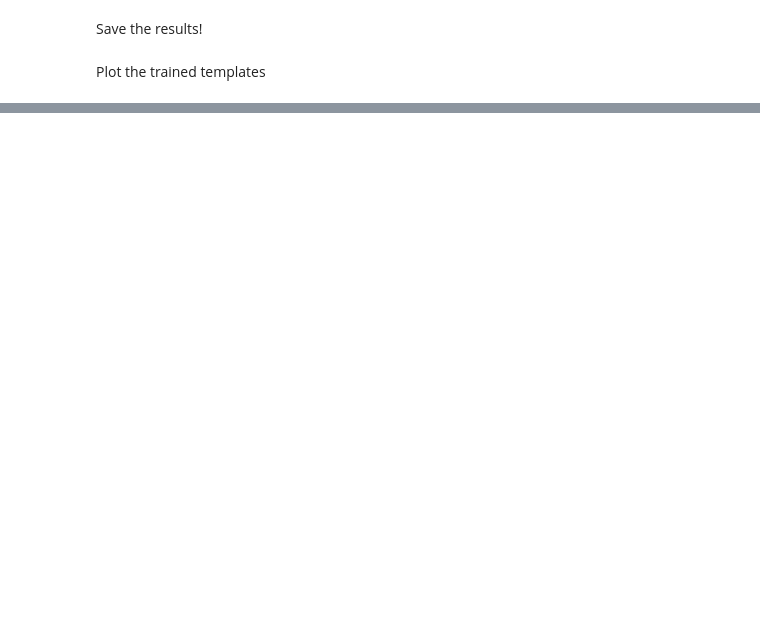
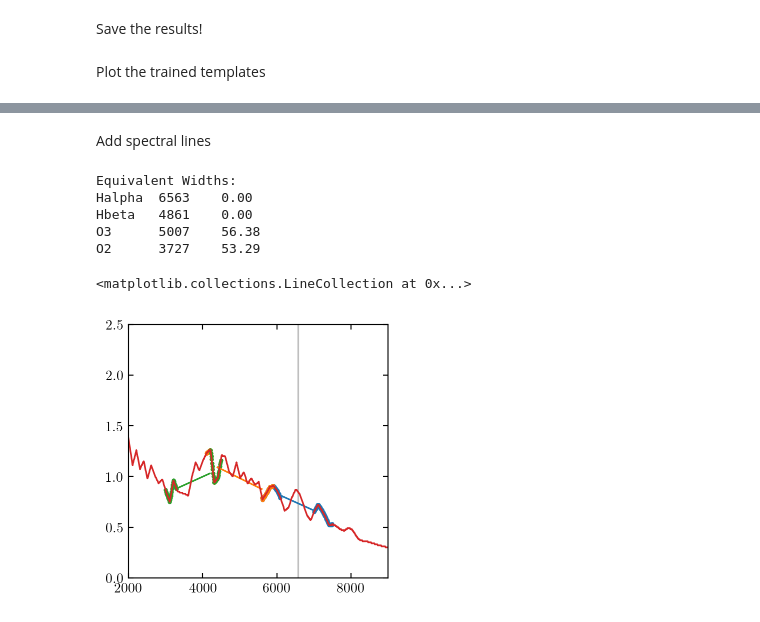
Before and after one commit to dirac-institute/photoz_template_learning, a Jupyter notebook: training_naive16.ipynb, the cells around one changed output, grey strips where cells are left out. Drawn from its saved outputs; the diff is of its cells as text; code cells hidden in the pictures; blank space fills up the shorter version.

```diff
--- a/training_naive16.ipynb
+++ b/training_naive16.ipynb
@@ -184,0 +168,26 @@ Number of fluxes in each training set:
+# %% [markdown]
+Add spectral lines
+# %%
+importlib.reload(modules)
+
+A = 'naive12'
+a,b,c = modules.spectral_lines(trained_templates[A],bandpass_dict,order=1)
+
+#fig,ax = plt.subplots(figsize=(6,6))
+plt.plot(trained_templates[A].wavelen,trained_templates[A].flambda)
+#ax.plot(a.wavelen,a.flambda)
+#ax.plot(b.wavelen,b.flambda)
+#plt.plot(c.wavelen,c.flambda)
+#plt.xlim(3000,6000)
+plt.ylim(0,2.5)
+plt.xlim(2000,9000)
+
+plt.vlines(6563,0,3,alpha=0.25)
+# %% [output]
+Equivalent Widths:
+Halpha  6563    0.00
+Hbeta   4861    0.00
+O3      5007    56.38
+O2      3727    53.29
+<matplotlib.collections.LineCollection at 0x...>
+[figure, added]
```
Also changed, not shown: parts of 17 cells of this notebook, 23 other files.
